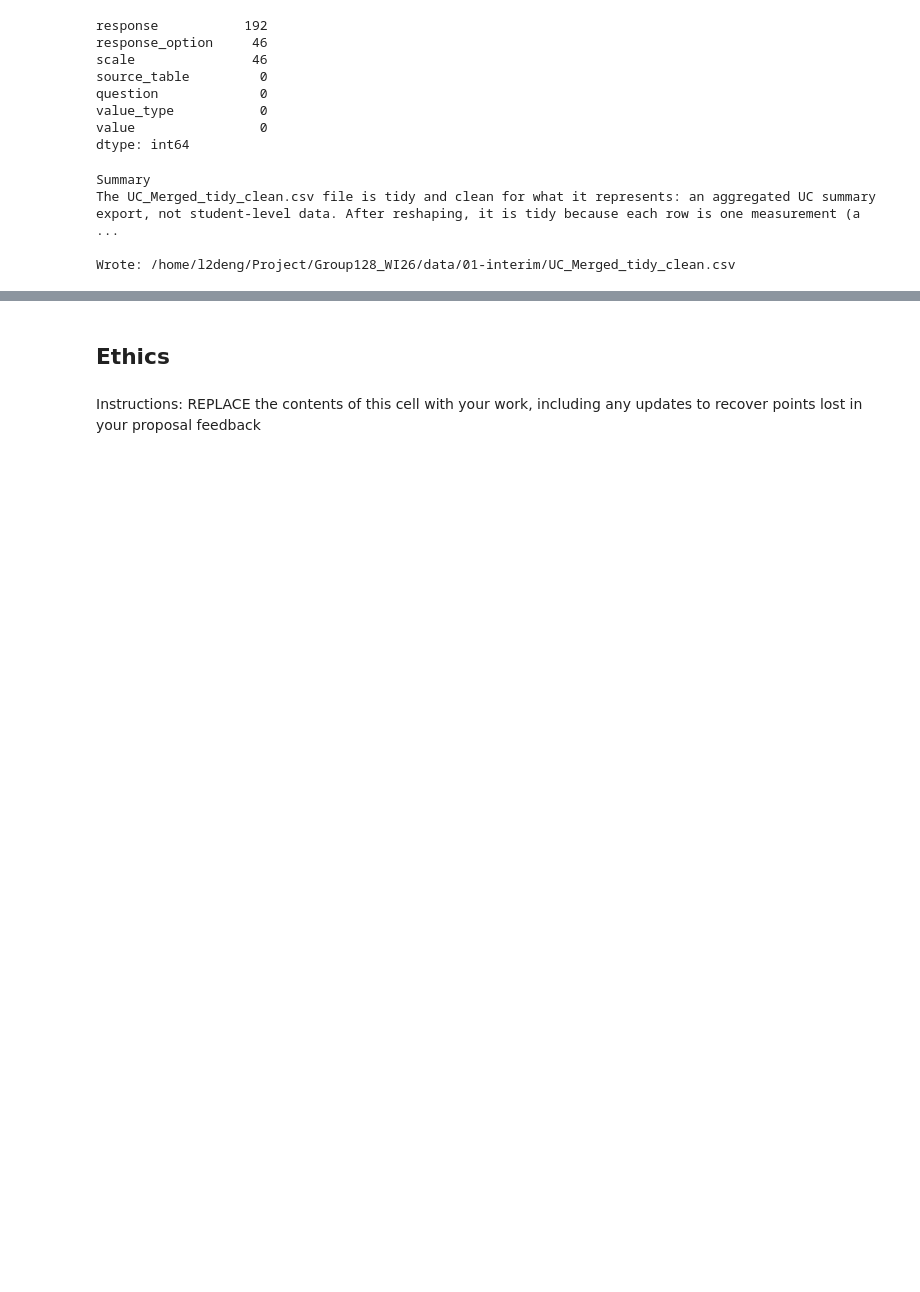
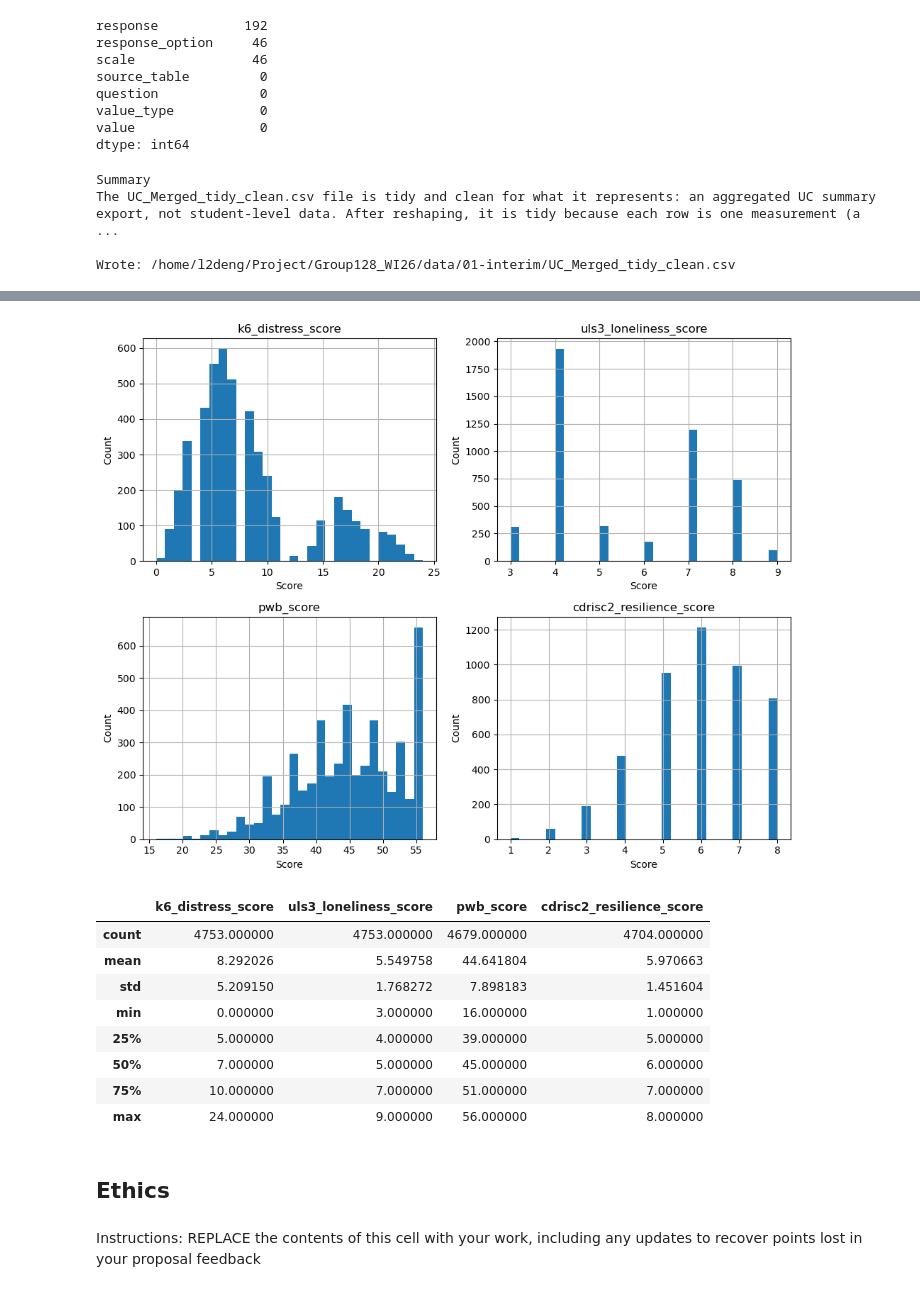
Before and after one commit to COGS108/Group128_WI26, a Jupyter notebook: 02-EDACheckpoint.ipynb, the cells around one changed output, grey strips where cells are left out. Cells and saved outputs as stored; diff of their text form; code cells hidden in the pictures; blank space fills up the shorter version.

```diff
--- a/02-EDACheckpoint.ipynb
+++ b/02-EDACheckpoint.ipynb
@@ -948,3 +1022,37 @@ KeyError: 'campus'
+# %%
+import matplotlib.pyplot as plt
+
+vars_plot = [
+    "k6_distress_score",
+    "uls3_loneliness_score",
+    "pwb_score",
+    "cdrisc2_resilience_score"
+]
+
+fig, axes = plt.subplots(2,2, figsize=(10,8))
+
+for ax, col in zip(axes.flatten(), vars_plot):
+    df_clean[col].hist(ax=ax, bins=30)
+    ax.set_title(col)
+    ax.set_xlabel("Score")
+    ax.set_ylabel("Count")
+
+plt.tight_layout()
+plt.show()
+
+# summary statistics
+df_clean[vars_plot].describe()
+# %% [output]
+[figure, added]
+|  | k6_distress_score | uls3_loneliness_score | pwb_score | cdrisc2_resilience_score |
+| count | 4753.000000 | 4753.000000 | 4679.000000 | 4704.000000 |
+| mean | 8.292026 | 5.549758 | 44.641804 | 5.970663 |
+| std | 5.209150 | 1.768272 | 7.898183 | 1.451604 |
+| min | 0.000000 | 3.000000 | 16.000000 | 1.000000 |
+| 25% | 5.000000 | 4.000000 | 39.000000 | 5.000000 |
+| 50% | 7.000000 | 5.000000 | 45.000000 | 6.000000 |
+| 75% | 10.000000 | 7.000000 | 51.000000 | 7.000000 |
+| max | 24.000000 | 9.000000 | 56.000000 | 8.000000 |
 # %% [markdown]
 ## Ethics
 # %% [markdown]
```
Also changed, not shown: parts of 10 cells of this notebook.
